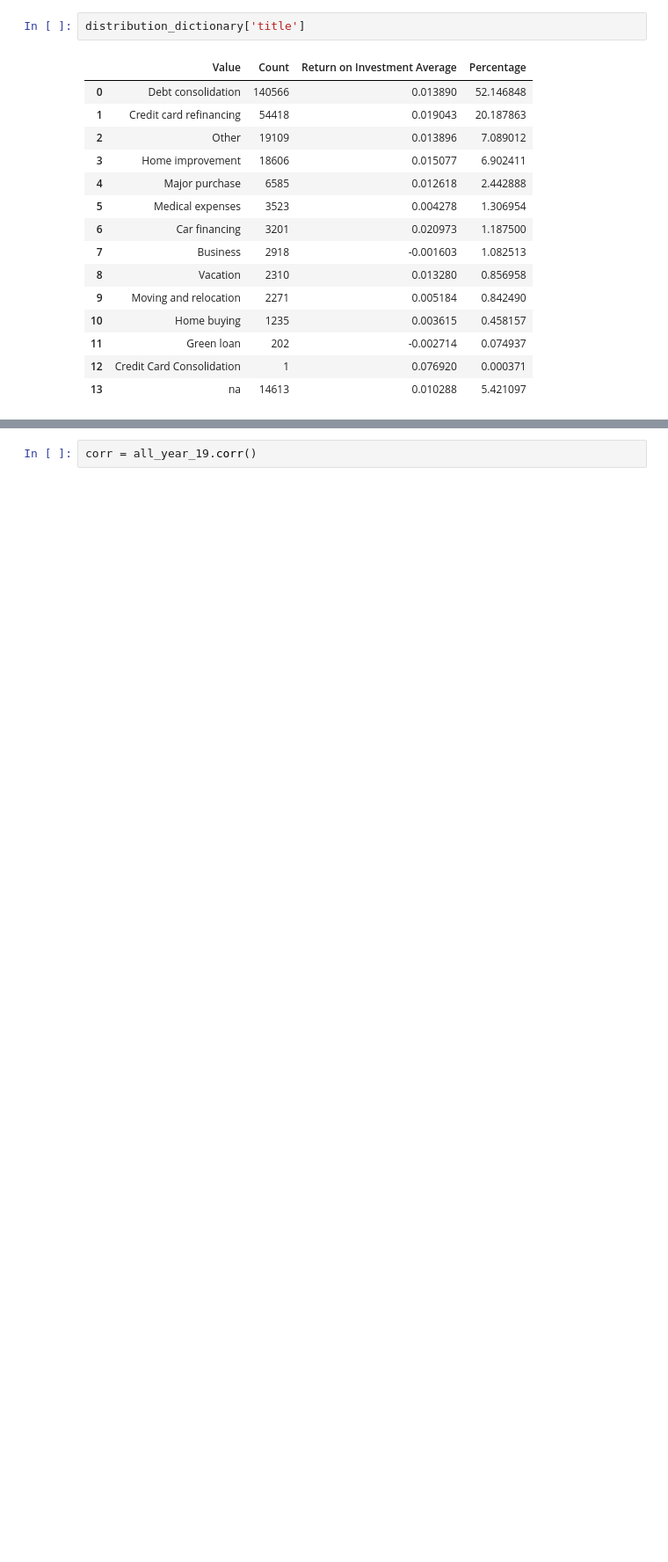
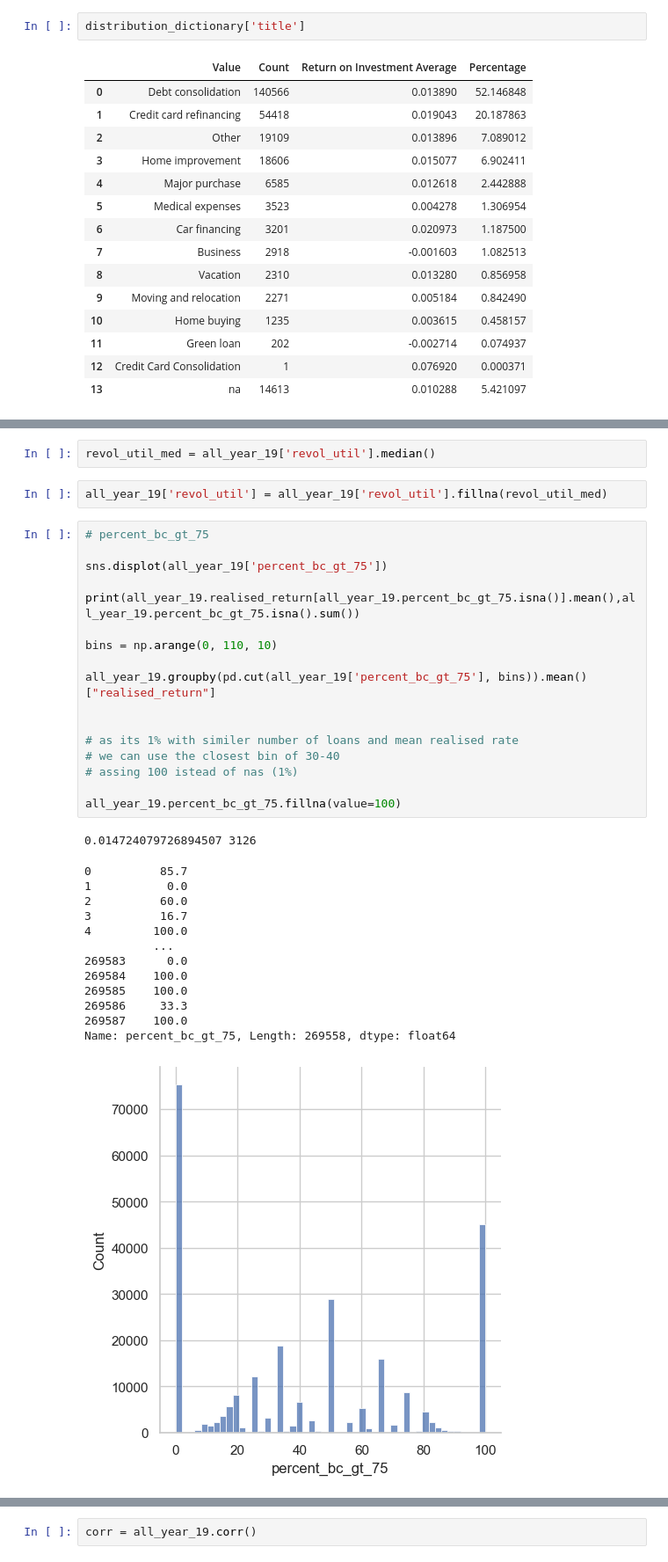
Before and after one commit to Uweeseg1/DataAnalyticsProject, a Jupyter notebook: Erans_project.ipynb, the cells around one changed output, grey strips where cells are left out. Shown at 88% size. Cells and saved outputs as stored; diff of their text form; blank space fills up the shorter version.

```diff
--- a/Erans_project.ipynb
+++ b/Erans_project.ipynb
@@ -606,0 +597,36 @@ Name: title, dtype: int64
+# %%
+revol_util_med = all_year_19['revol_util'].median()
+# %%
+all_year_19['revol_util'] = all_year_19['revol_util'].fillna(revol_util_med)
+# %%
+# percent_bc_gt_75
+
+sns.displot(all_year_19['percent_bc_gt_75'])
+
+print(all_year_19.realised_return[all_year_19.percent_bc_gt_75.isna()].mean(),all_year_19.percent_bc_gt_75.isna().sum())
+
+bins = np.arange(0, 110, 10)
+
+all_year_19.groupby(pd.cut(all_year_19['percent_bc_gt_75'], bins)).mean()["realised_return"]
+
+
+# as its 1% with similer number of loans and mean realised rate
+# we can use the closest bin of 30-40
+# assing 100 istead of nas (1%)
+
+all_year_19.percent_bc_gt_75.fillna(value=100)
+# %% [output]
+0.014724079726894507 3126
+0          85.7
+1           0.0
+2          60.0
+3          16.7
+4         100.0
+          ...
+269583      0.0
+269584    100.0
+269585    100.0
+269586     33.3
+269587    100.0
+Name: percent_bc_gt_75, Length: 269558, dtype: float64
+[figure, added]
```
Also changed, not shown: parts of 32 cells of this notebook.
